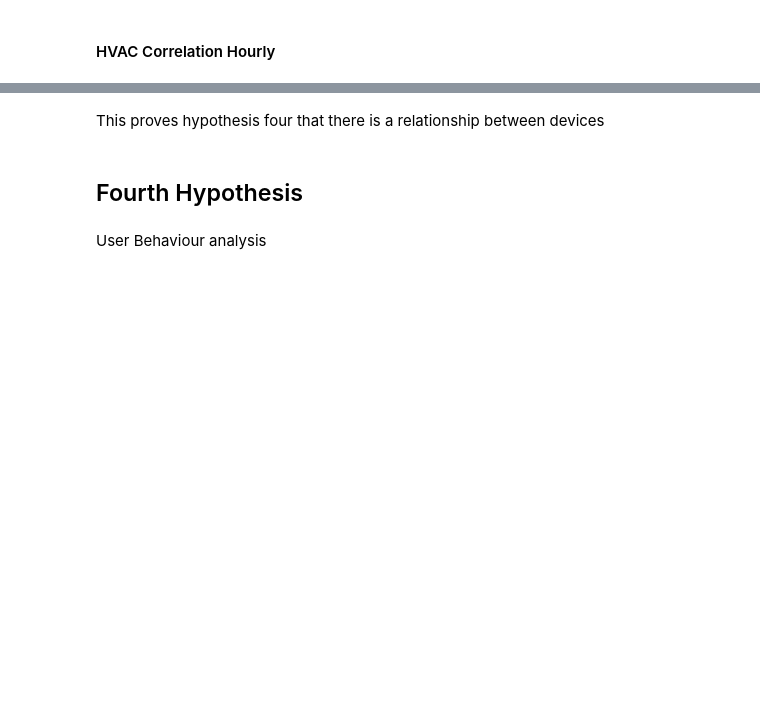
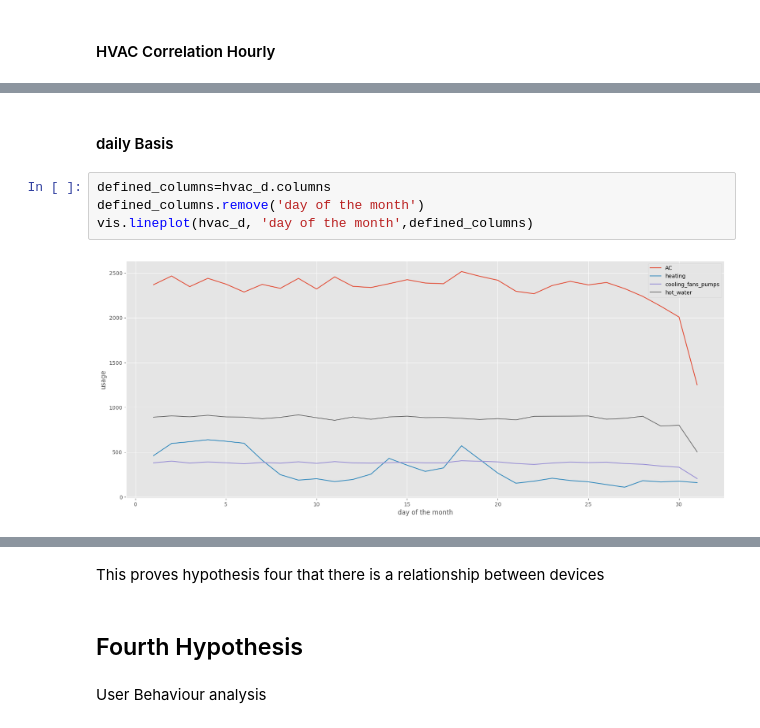
Before and after one commit to 1nuc/load-profile-decomposition, a Jupyter notebook: src/Customer_analysis/run.ipynb, the cells around one changed output, grey strips where cells are left out. Drawn from its saved outputs; the diff is of its cells as text; blank space fills up the shorter version.

```diff
--- a/src/Customer_analysis/run.ipynb
+++ b/src/Customer_analysis/run.ipynb
@@ -466,0 +474,8 @@ What can be observed from those visualizations is that AC correlates more with c
+# %% [markdown]
+#### daily Basis
+# %%
+defined_columns=hvac_d.columns
+defined_columns.remove('day of the month')
+vis.lineplot(hvac_d, 'day of the month',defined_columns)
+# %% [output]
+[figure, added]
```
Also changed, not shown: parts of 16 cells of this notebook.
